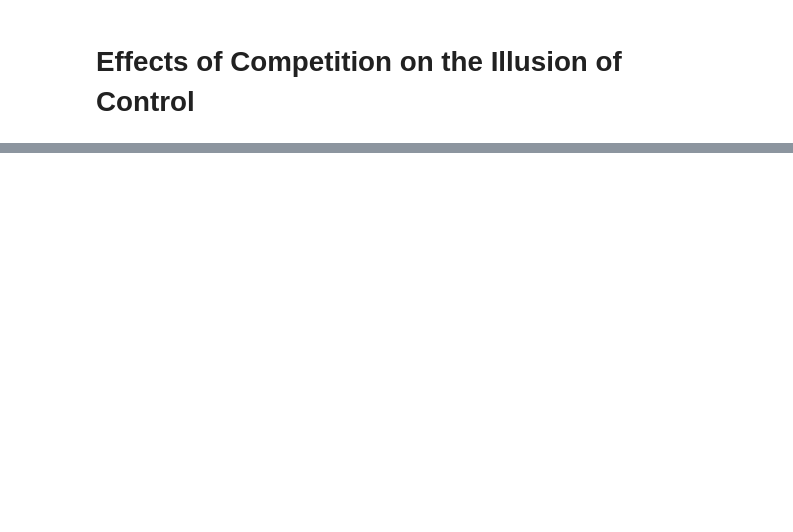
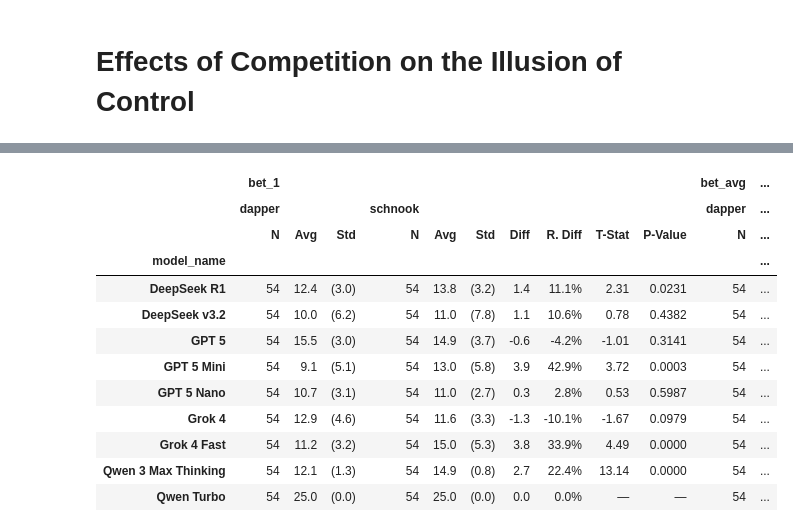
Before and after one commit to arsen-osipyan/ioc, a Jupyter notebook: analytics/Effects of Competition on the Illusion of Control.ipynb, the cells around one changed output, grey strips where cells are left out. Drawn from its saved outputs; the diff is of its cells as text; code cells hidden in the pictures; blank space fills up the shorter version.

```diff
--- a/analytics/Effects of Competition on the Illusion of Control.ipynb
+++ b/analytics/Effects of Competition on the Illusion of Control.ipynb
@@ -37 +88,23 @@ df.loc[:, 'bet_avg'] = 0.25 * (df['bet_1'] + df['bet_2'] + df['bet_3'] + df['bet
+# %%
+competition_full_df = join_with_dict(
+    df=competition_full_df,
+    column='model_id',
+    mapping=MODEL_ID_TO_MODEL_NAME,
+    default='Unknown',
+    new_column='model_name'
+)
+competition_full_df = join_with_dict(
+    df=competition_full_df,
+    column='model_id',
+    mapping=MODEL_ID_TO_PROVIDER,
+    default='Unknown',
+    new_column='provider'
+)
+competition_full_df = join_with_dict(
+    df=competition_full_df,
+    column='model_id',
+    mapping=MODEL_ID_TO_MODEL_TYPE,
+    default='Unknown',
+    new_column='model_type'
+)
 # %% [markdown]
@@ -84,7 +157,7 @@ def group_function(
             control_n = control_stats[metric]['n']
 
             diff = avg - control_avg if pd.notna(avg) and pd.notna(control_avg) else np.nan
-            r_diff = avg / control_avg if pd.notna(control_avg) and control_avg != 0 else np.nan
+            r_diff = 100 * (avg / control_avg - 1) if pd.notna(control_avg) and control_avg != 0 else np.nan
 
             if (
                 pd.notna(avg)
@@ -107,7 +180,7 @@ def group_function(
                 t_stat, p_value = np.nan, np.nan
 
             result[(metric, condition, 'Diff')] = round(diff, 1) if pd.notna(diff) else np.nan
-            result[(metric, condition, 'R. Diff')] = round(r_diff, 3) if pd.notna(r_diff) else np.nan
+            result[(metric, condition, 'R. Diff')] = round(r_diff, 1) if pd.notna(r_diff) else np.nan
             result[(metric, condition, 'T-Stat')] = round(t_stat, 2) if pd.notna(t_stat) else np.nan
             result[(metric, condition, 'P-Value')] = round(p_value, 4) if pd.notna(p_value) else np.nan
 
@@ -251,10 +324,14 @@ def style_result(
         stat = col[2]
         if stat == 'N':
             format_dict[col] = '{:.0f}'
-        elif stat in ('Avg', 'Std', 'Diff'):
+        elif stat == 'Avg':
+            format_dict[col] = '{:.1f}'
+        elif stat == 'Std':
+            format_dict[col] = '({:.1f})'
+        elif stat == 'Diff':
             format_dict[col] = '{:.1f}'
         elif stat == 'R. Diff':
-            format_dict[col] = '{:.3f}'
+            format_dict[col] = '{:.1f}%'
         elif stat == 'T-Stat':
             format_dict[col] = '{:.2f}'
         elif stat == 'P-Value':
@@ -419,0 +400,24 @@ for part in matches:
+# %%
+style_result(
+    calc(
+        df=competition_full_df[competition_full_df['variation_id'] == 'default'],
+        group_columns=['model_name'],
+        condition_column='condition_id',
+        condition_control='dapper',
+        metric_columns=['bet_1', 'bet_avg']
+    )
+)
+# %% [output]
+|  | bet_1 |  |  |  |  |  |  |  |  |  | bet_avg | ... |
+|  | dapper |  |  | schnook |  |  |  |  |  |  | dapper | ... |
+|  | N | Avg | Std | N | Avg | Std | Diff | R. Diff | T-Stat | P-Value | N | ... |
+| model_name |  |  |  |  |  |  |  |  |  |  |  | ... |
+| DeepSeek R1 | 54 | 12.4 | (3.0) | 54 | 13.8 | (3.2) | 1.4 | 11.1% | 2.31 | 0.0231 | 54 | ... |
+| DeepSeek v3.2 | 54 | 10.0 | (6.2) | 54 | 11.0 | (7.8) | 1.1 | 10.6% | 0.78 | 0.4382 | 54 | ... |
+| GPT 5 | 54 | 15.5 | (3.0) | 54 | 14.9 | (3.7) | -0.6 | -4.2% | -1.01 | 0.3141 | 54 | ... |
+| GPT 5 Mini | 54 | 9.1 | (5.1) | 54 | 13.0 | (5.8) | 3.9 | 42.9% | 3.72 | 0.0003 | 54 | ... |
+| GPT 5 Nano | 54 | 10.7 | (3.1) | 54 | 11.0 | (2.7) | 0.3 | 2.8% | 0.53 | 0.5987 | 54 | ... |
+| Grok 4 | 54 | 12.9 | (4.6) | 54 | 11.6 | (3.3) | -1.3 | -10.1% | -1.67 | 0.0979 | 54 | ... |
+| Grok 4 Fast | 54 | 11.2 | (3.2) | 54 | 15.0 | (5.3) | 3.8 | 33.9% | 4.49 | 0.0000 | 54 | ... |
+| Qwen 3 Max Thinking | 54 | 12.1 | (1.3) | 54 | 14.9 | (0.8) | 2.7 | 22.4% | 13.14 | 0.0000 | 54 | ... |
+| Qwen Turbo | 54 | 25.0 | (0.0) | 54 | 25.0 | (0.0) | 0.0 | 0.0% | — | — | 54 | ... |
```
Also changed, not shown: parts of 25 cells of this notebook, 9 other files.
